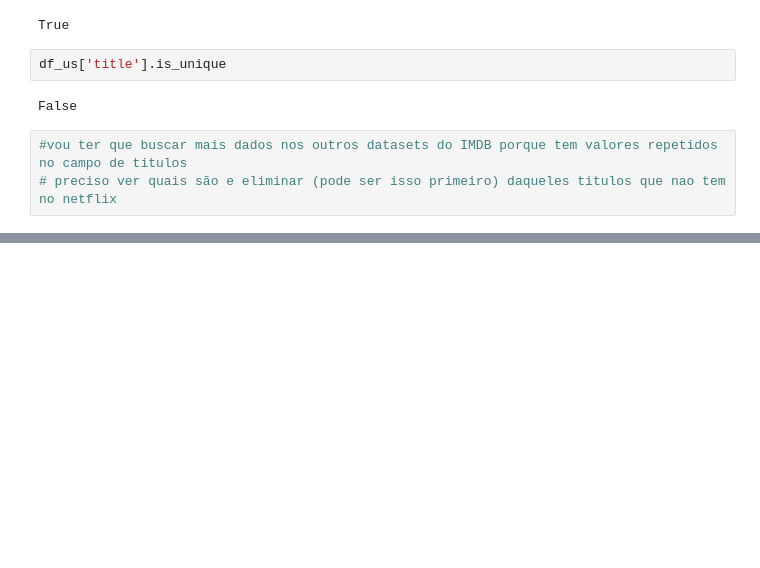
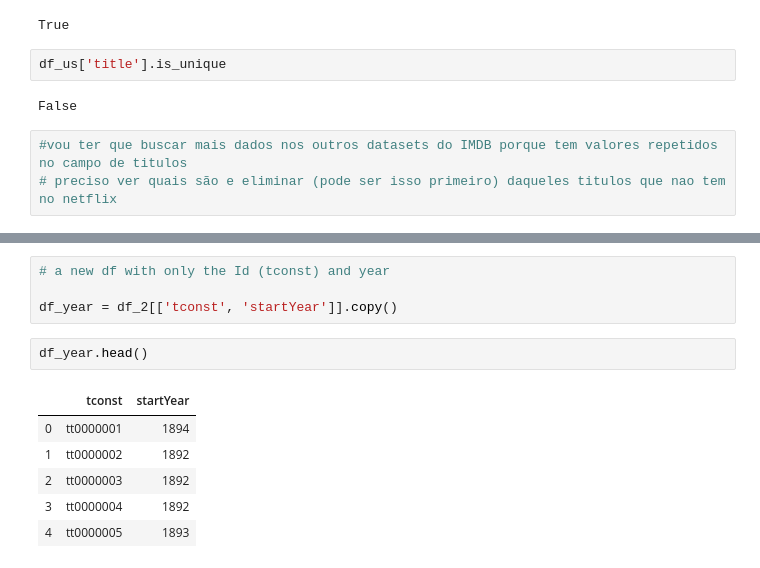
Before and after one commit to mlazza/estudos, a Jupyter notebook: Portfolio/Movies_recommend/main.ipynb, the cells around one changed output, grey strips where cells are left out. Cells and saved outputs as stored; diff of their text form; blank space fills up the shorter version.

```diff
--- a/Portfolio/Movies_recommend/main.ipynb
+++ b/Portfolio/Movies_recommend/main.ipynb
@@ -171,0 +214,13 @@ False
+# %%
+# a new df with only the Id (tconst) and year
+
+df_year = df_2[['tconst', 'startYear']].copy()
+# %%
+df_year.head()
+# %% [output]
+|  | tconst | startYear |
+| 0 | tt0000001 | 1894 |
+| 1 | tt0000002 | 1892 |
+| 2 | tt0000003 | 1892 |
+| 3 | tt0000004 | 1892 |
+| 4 | tt0000005 | 1893 |
```
Also changed, not shown: parts of 5 cells of this notebook.
